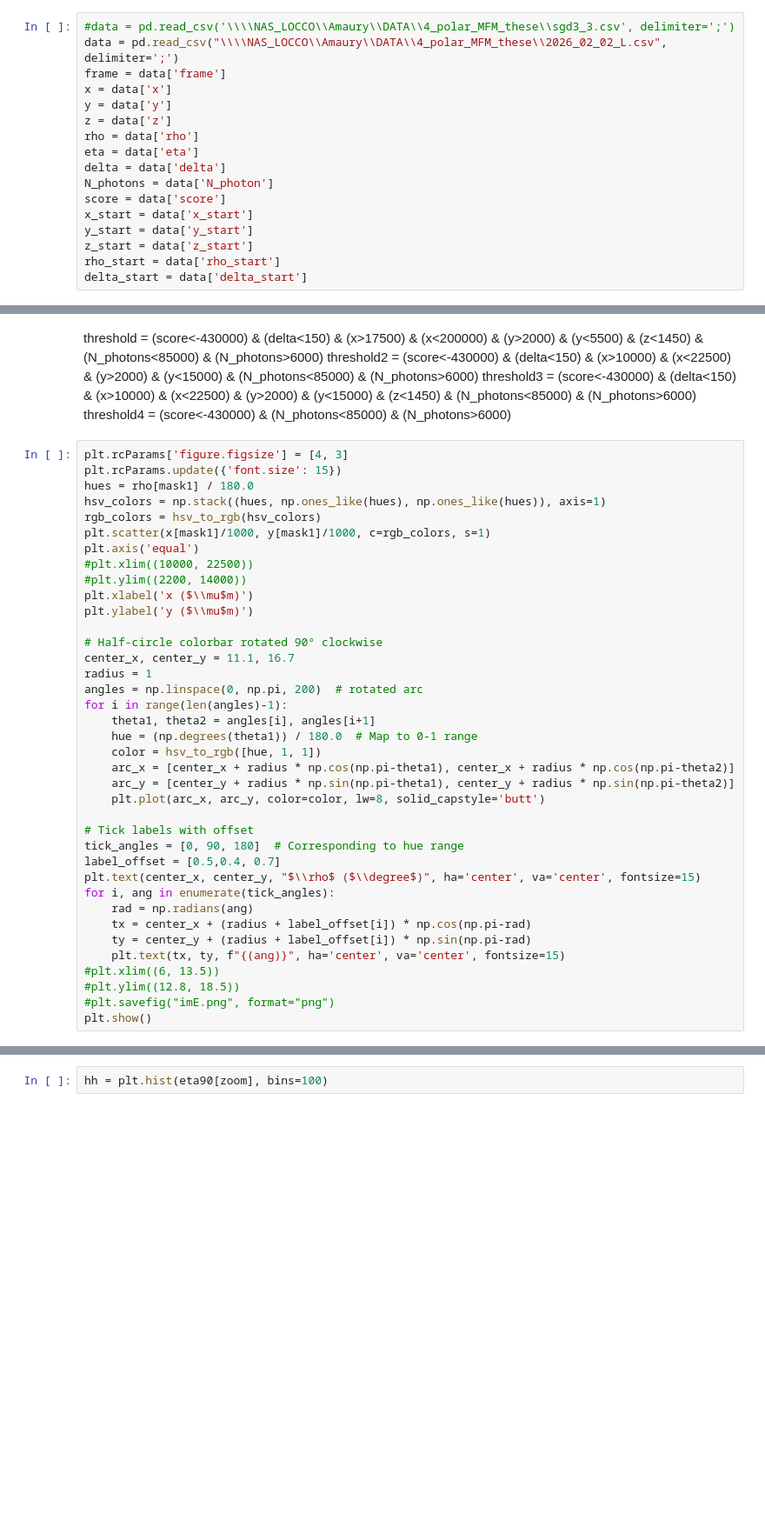
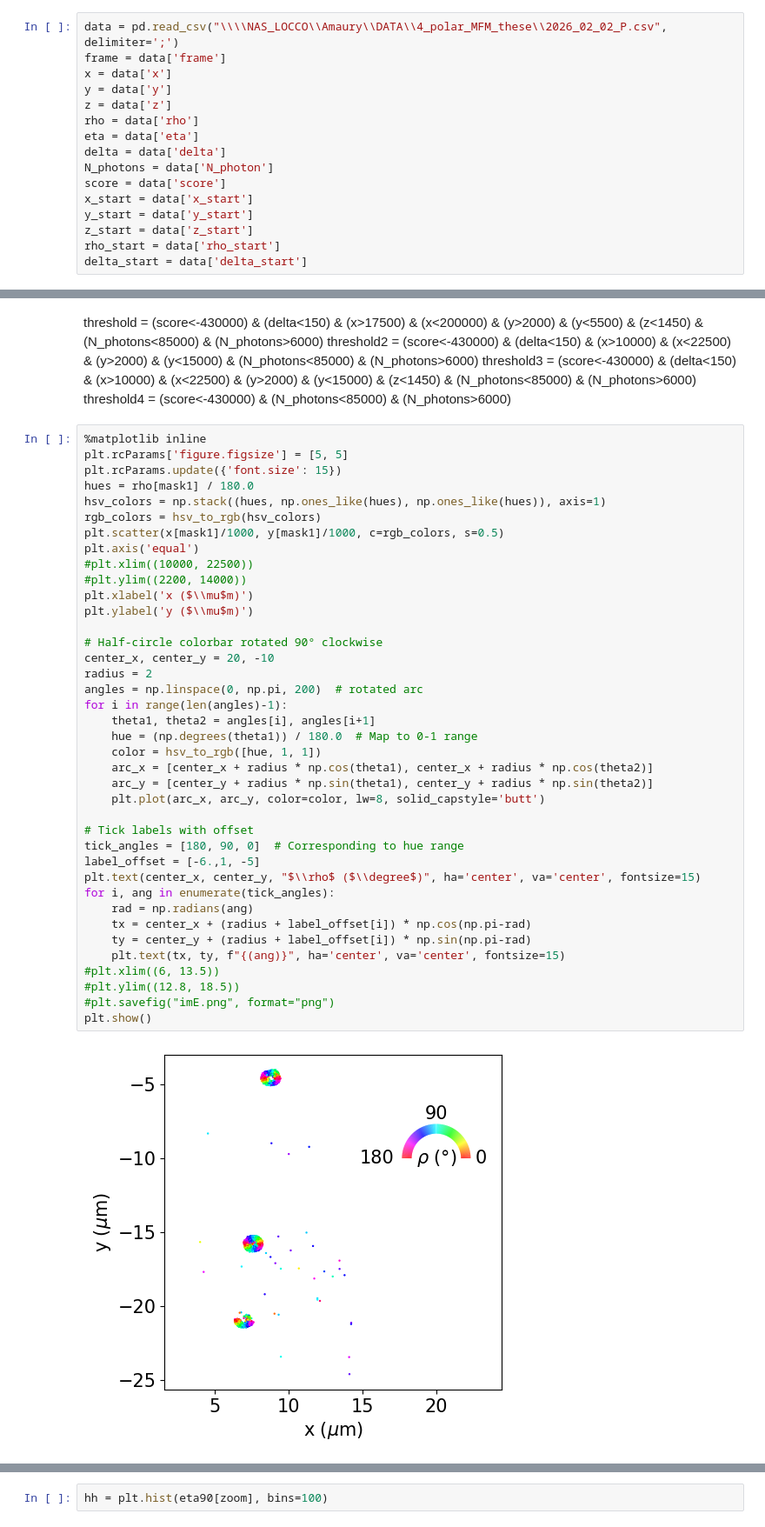
Before and after one commit to aautric/4polarMFM_these, a Jupyter notebook: notebooks_experimental_SLB_1um_janvier_2026/analyse_experimental results.ipynb, the cells around one changed output, grey strips where cells are left out. Shown at 87% size. Drawn from its saved outputs; the diff is of its cells as text; blank space fills up the shorter version.

```diff
--- a/notebooks_experimental_SLB_1um_janvier_2026/analyse_experimental results.ipynb
+++ b/notebooks_experimental_SLB_1um_janvier_2026/analyse_experimental results.ipynb
@@ -9,8 +9,7 @@ from matplotlib.colors import hsv_to_rgb
 import pandas as pd
 import matplotlib as mpl
 # %%
-#data = pd.read_csv('\\\\NAS_LOCCO\\Amaury\\DATA\\4_polar_MFM_these\\sgd3_3.csv', delimiter=';')
-data = pd.read_csv("\\\\NAS_LOCCO\\Amaury\\DATA\\4_polar_MFM_these\\2026_02_02_L.csv", delimiter=';')
+data = pd.read_csv("\\\\NAS_LOCCO\\Amaury\\DATA\\4_polar_MFM_these\\2026_02_02_P.csv", delimiter=';')
 frame = data['frame']
 x = data['x']
 y = data['y']
@@ -52,43 +57,46 @@ threshold2 = (score<-430000) & (delta<150) & (x>10000) & (x<22500) & (y>2000) &
 threshold3 = (score<-430000) & (delta<150) & (x>10000) & (x<22500) & (y>2000) & (y<15000) & (z<1450) & (N_photons<85000) & (N_photons>6000)
 threshold4 = (score<-430000) & (N_photons<85000) & (N_photons>6000)
 # %%
-plt.rcParams['figure.figsize'] = [4, 3]
+%matplotlib inline
+plt.rcParams['figure.figsize'] = [5, 5]
 plt.rcParams.update({'font.size': 15})
 hues = rho[mask1] / 180.0
 hsv_colors = np.stack((hues, np.ones_like(hues), np.ones_like(hues)), axis=1)
 rgb_colors = hsv_to_rgb(hsv_colors)
-plt.scatter(x[mask1]/1000, y[mask1]/1000, c=rgb_colors, s=1)
+plt.scatter(x[mask1]/1000, y[mask1]/1000, c=rgb_colors, s=0.5)
 plt.axis('equal')
 #plt.xlim((10000, 22500))
 #plt.ylim((2200, 14000))
 plt.xlabel('x ($\\mu$m)')
 plt.ylabel('y ($\\mu$m)')
 
 # Half-circle colorbar rotated 90° clockwise
-center_x, center_y = 11.1, 16.7
-radius = 1
+center_x, center_y = 20, -10
+radius = 2
 angles = np.linspace(0, np.pi, 200)  # rotated arc
 for i in range(len(angles)-1):
     theta1, theta2 = angles[i], angles[i+1]
     hue = (np.degrees(theta1)) / 180.0  # Map to 0-1 range
     color = hsv_to_rgb([hue, 1, 1])
-    arc_x = [center_x + radius * np.cos(np.pi-theta1), center_x + radius * np.cos(np.pi-theta2)]
-    arc_y = [center_y + radius * np.sin(np.pi-theta1), center_y + radius * np.sin(np.pi-theta2)]
+    arc_x = [center_x + radius * np.cos(theta1), center_x + radius * np.cos(theta2)]
+    arc_y = [center_y + radius * np.sin(theta1), center_y + radius * np.sin(theta2)]
     plt.plot(arc_x, arc_y, color=color, lw=8, solid_capstyle='butt')
 
 # Tick labels with offset
-tick_angles = [0, 90, 180]  # Corresponding to hue range
-label_offset = [0.5,0.4, 0.7]
+tick_angles = [180, 90, 0]  # Corresponding to hue range
+label_offset = [-6.,1, -5]
 plt.text(center_x, center_y, "$\\rho$ ($\\degree$)", ha='center', va='center', fontsize=15)
 for i, ang in enumerate(tick_angles):
     rad = np.radians(ang)
     tx = center_x + (radius + label_offset[i]) * np.cos(np.pi-rad)
     ty = center_y + (radius + label_offset[i]) * np.sin(np.pi-rad)
     plt.text(tx, ty, f"{(ang)}", ha='center', va='center', fontsize=15)
 #plt.xlim((6, 13.5))
 #plt.ylim((12.8, 18.5))
 #plt.savefig("imE.png", format="png")
 plt.show()
+# %% [output]
+[figure, added]
 # %%
 vals = delta[zoom]
 
```
Also changed, not shown: parts of 13 cells of this notebook, 6 other files.
